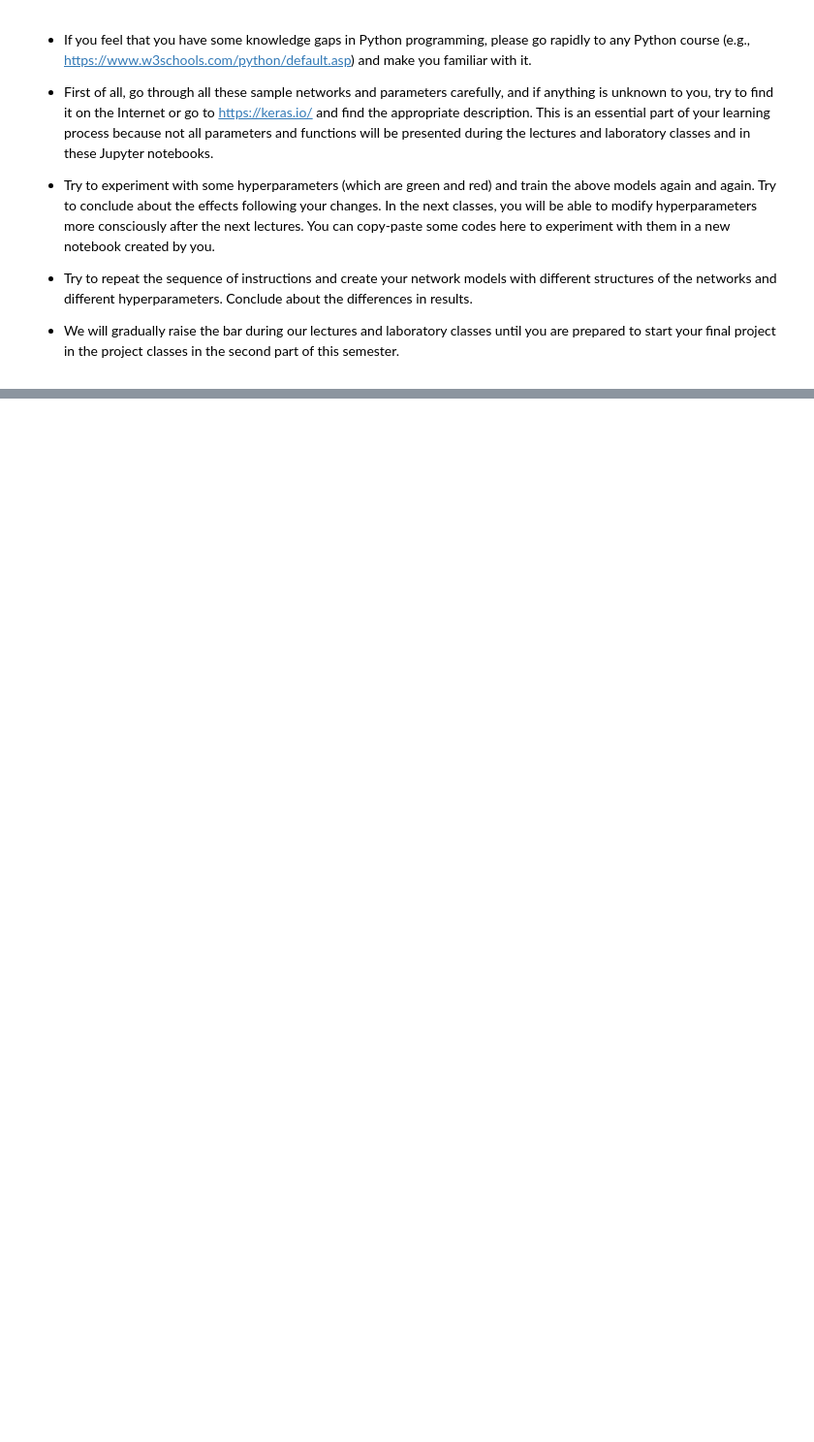
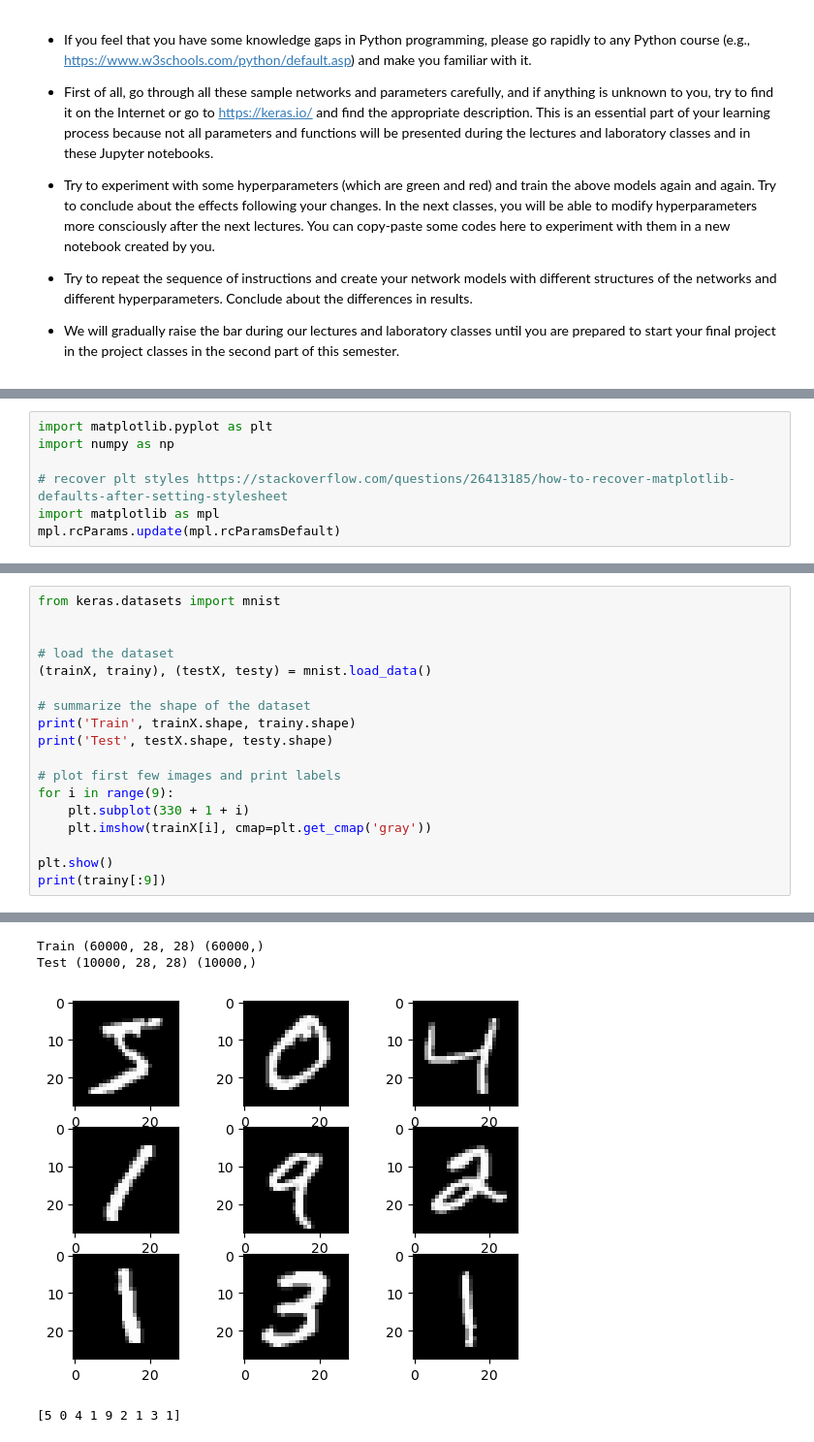
Before and after one commit to Ignatella/SEM-8-SSN, a Jupyter notebook: weaiib/AH-Lecture-LAB1-Introduction-to-CI-and-NNs v4.ipynb, the cells around one changed output, grey strips where cells are left out. Shown: that part at 97% size. Saved outputs shown, nothing was run; the diff lists cells and outputs as text; blank space fills up the shorter version.

```diff
--- a/weaiib/AH-Lecture-LAB1-Introduction-to-CI-and-NNs v4.ipynb
+++ b/weaiib/AH-Lecture-LAB1-Introduction-to-CI-and-NNs v4.ipynb
@@ -1321,0 +1452,7 @@ Copy-paste the above code and try to experiment more with the available hypepara
+# %%
+import matplotlib.pyplot as plt
+import numpy as np
+
+# recover plt styles https://stackoverflow.com/questions/26413185/how-to-recover-matplotlib-defaults-after-setting-stylesheet
+import matplotlib as mpl
+mpl.rcParams.update(mpl.rcParamsDefault)
@@ -1321,0 +1469,19 @@ Copy-paste the above code and try to experiment more with the available hypepara
+# %%
+from keras.datasets import mnist
+
+
+# load the dataset
+(trainX, trainy), (testX, testy) = mnist.load_data()
+
+# summarize the shape of the dataset
+print('Train', trainX.shape, trainy.shape)
+print('Test', testX.shape, testy.shape)
+
+# plot first few images and print labels
+for i in range(9):
+    plt.subplot(330 + 1 + i)
+    plt.imshow(trainX[i], cmap=plt.get_cmap('gray'))
+
+plt.show()
+print(trainy[:9])
+# %% [output]
@@ -1321,0 +1489,4 @@ Copy-paste the above code and try to experiment more with the available hypepara
+Train (60000, 28, 28) (60000,)
+Test (10000, 28, 28) (10000,)
+[figure, added]
+[5 0 4 1 9 2 1 3 1]
```
Also changed, not shown: parts of 62 cells of this notebook, 3 other files.
